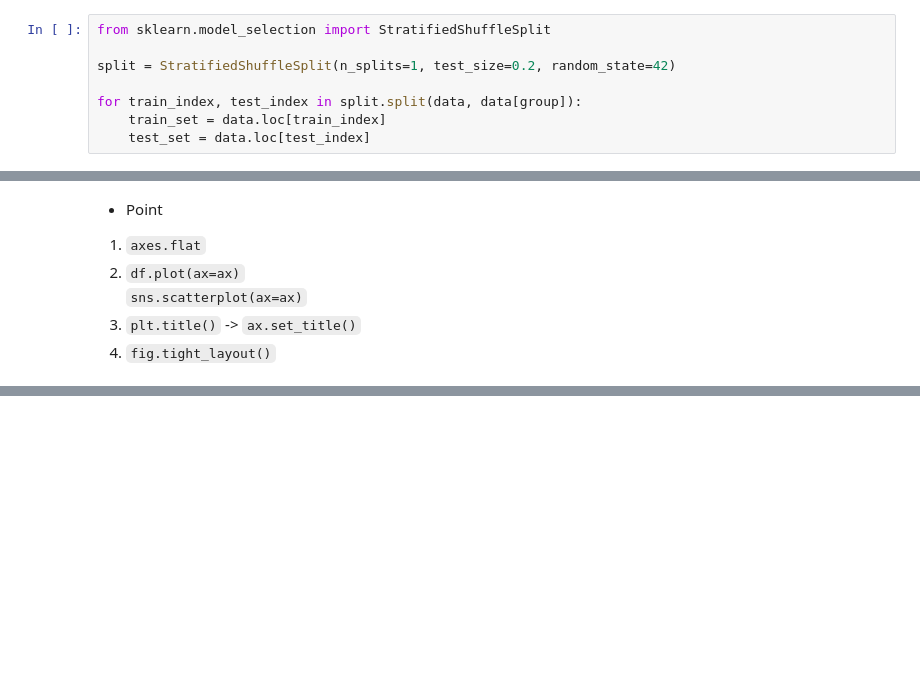
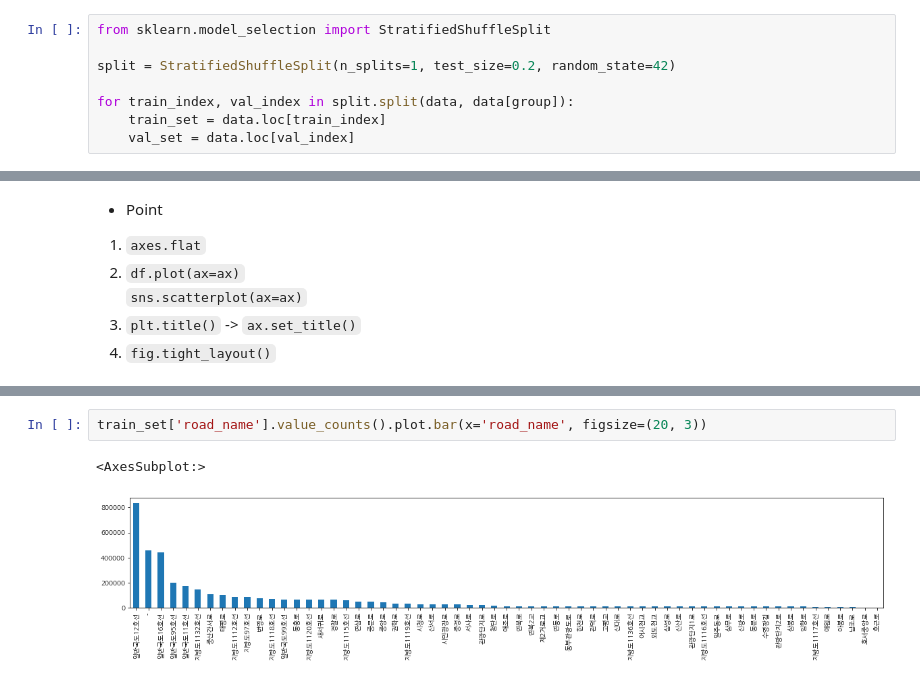
Before and after one commit to noodle-s/Jeju-road-traffic-prediction, a Jupyter notebook: EDA/EDA_yjw.ipynb, the cells around one changed output, grey strips where cells are left out. Saved outputs shown, nothing was run; the diff lists cells and outputs as text; blank space fills up the shorter version.

```diff
--- a/EDA/EDA_yjw.ipynb
+++ b/EDA/EDA_yjw.ipynb
@@ -183,9 +204,9 @@ from sklearn.model_selection import StratifiedShuffleSplit
 
 split = StratifiedShuffleSplit(n_splits=1, test_size=0.2, random_state=42)
 
-for train_index, test_index in split.split(data, data[group]):
+for train_index, val_index in split.split(data, data[group]):
     train_set = data.loc[train_index]
-    test_set = data.loc[test_index]
+    val_set = data.loc[val_index]
 # %%
 len(train_set) / len(data)
 # %% [output]
@@ -271,0 +293,5 @@ Wall time: 12.2 s
+# %%
+train_set['road_name'].value_counts().plot.bar(x='road_name', figsize=(20, 3))
+# %% [output]
+<AxesSubplot:>
+[figure, added]
```
Also changed, not shown: parts of 13 cells of this notebook.
